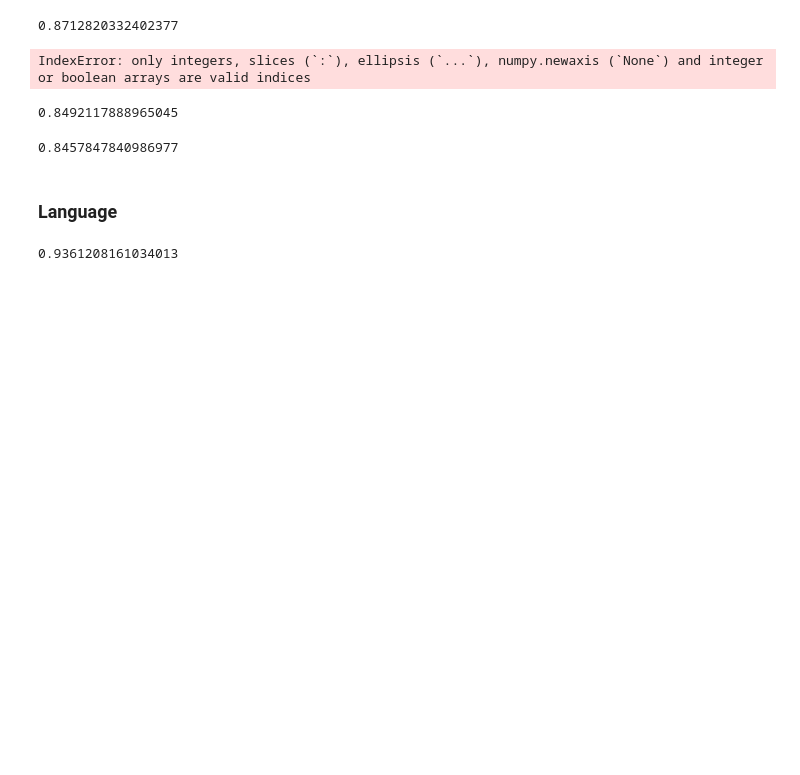
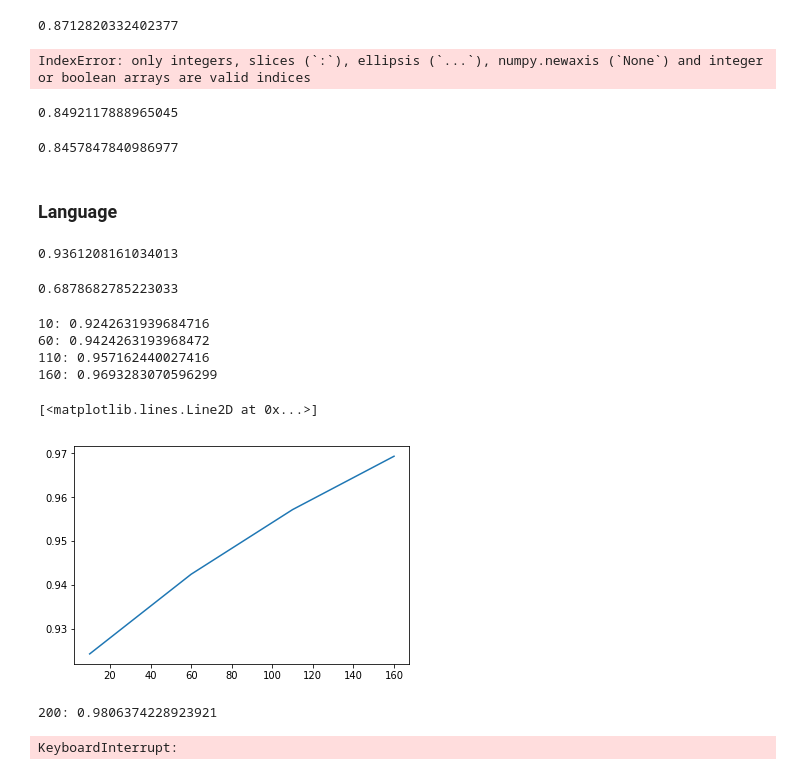
Before and after one commit to EoinDoherty/MLProject, a Jupyter notebook: EoinNLPCleaning.ipynb, the cells around one changed output. Drawn from its saved outputs; the diff is of its cells as text; code cells hidden in the pictures; blank space fills up the shorter version.

```diff
--- a/EoinNLPCleaning.ipynb
+++ b/EoinNLPCleaning.ipynb
@@ -408,3 +464,51 @@ sum(pred == test["International"])/len(pred)
 kFoldCheck(df, "ForeignLanguage", "Summary", MultinomialNB(alpha=1e-10))
 # %% [output]
 0.9361208161034013
+# %%
+from sklearn.naive_bayes import BernoulliNB
+
+kFoldCheck(df, "ForeignLanguage", "Summary", BernoulliNB())
+# %% [output]
+0.6878682785223033
+# %%
+from sklearn.ensemble import AdaBoostClassifier
+import matplotlib.pyplot as plt
+%matplotlib inline
+
+ns = np.arange(10,200,50)
+accuracies = []
+
+for n in ns:
+    ab = AdaBoostClassifier(n_estimators=n)
+    ab.fit(trainPlots, train["ForeignLanguage"])
+    pred = ab.predict(trainPlots)
+    acc = sum(pred == train["ForeignLanguage"])/len(pred)
+    print(f"{n}: {acc}")
+    accuracies.append(acc)
+plt.plot(ns, accuracies)
+# %% [output]
+10: 0.9242631939684716
+60: 0.9424263193968472
+110: 0.957162440027416
+160: 0.9693283070596299
+[<matplotlib.lines.Line2D at 0x...>]
+[figure, added]
+# %%
+from sklearn.ensemble import AdaBoostClassifier
+import matplotlib.pyplot as plt
+%matplotlib inline
+
+ns = np.arange(200,400,50)
+accuracies = []
+
+for n in ns:
+    ab = AdaBoostClassifier(n_estimators=n)
+    ab.fit(trainPlots, train["ForeignLanguage"])
+    pred = ab.predict(trainPlots)
+    acc = sum(pred == train["ForeignLanguage"])/len(pred)
+    print(f"{n}: {acc}")
+    accuracies.append(acc)
+plt.plot(ns, accuracies)
+# %% [output]
+200: 0.9806374228923921
+KeyboardInterrupt:
```
Also changed, not shown: parts of 15 cells of this notebook.
